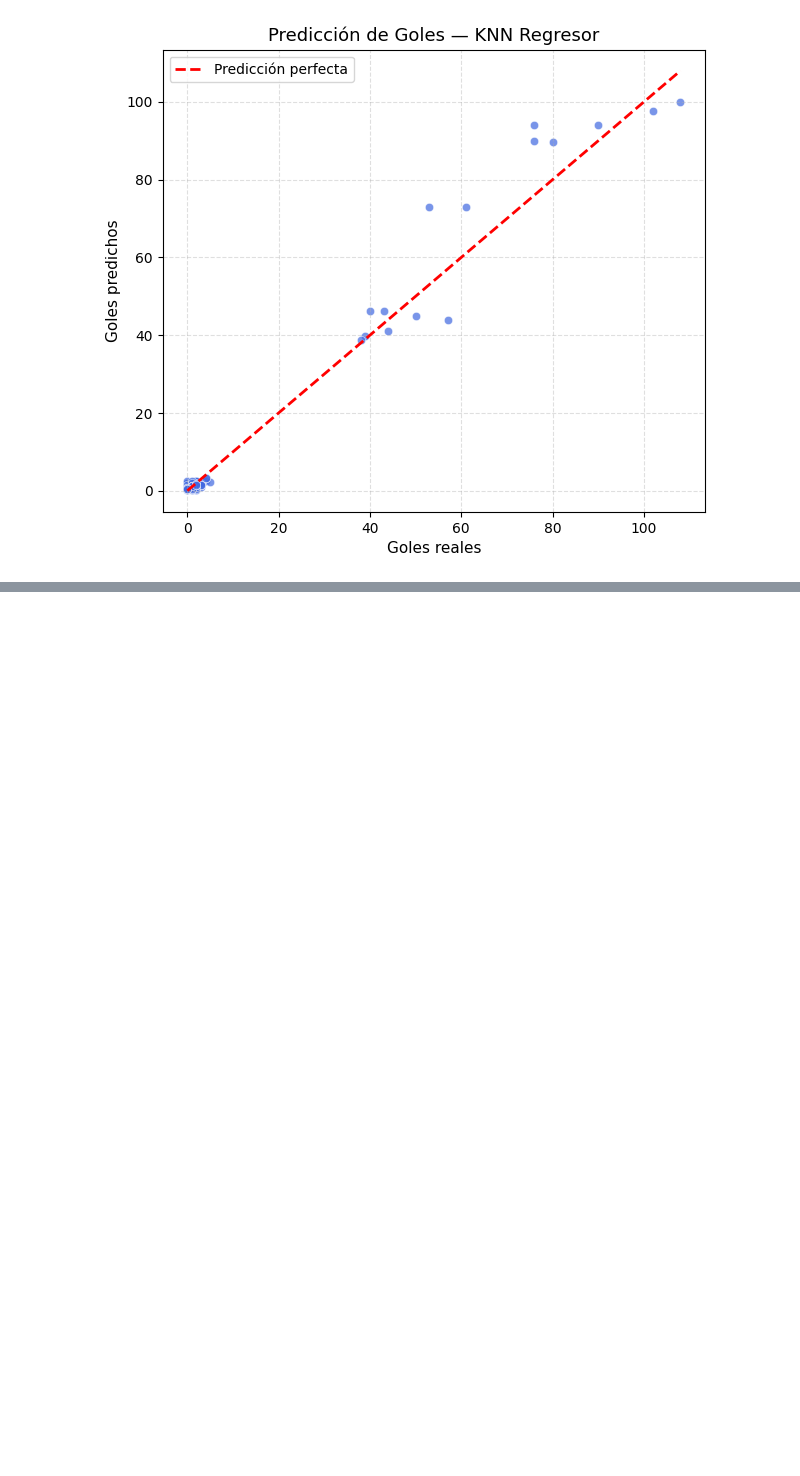
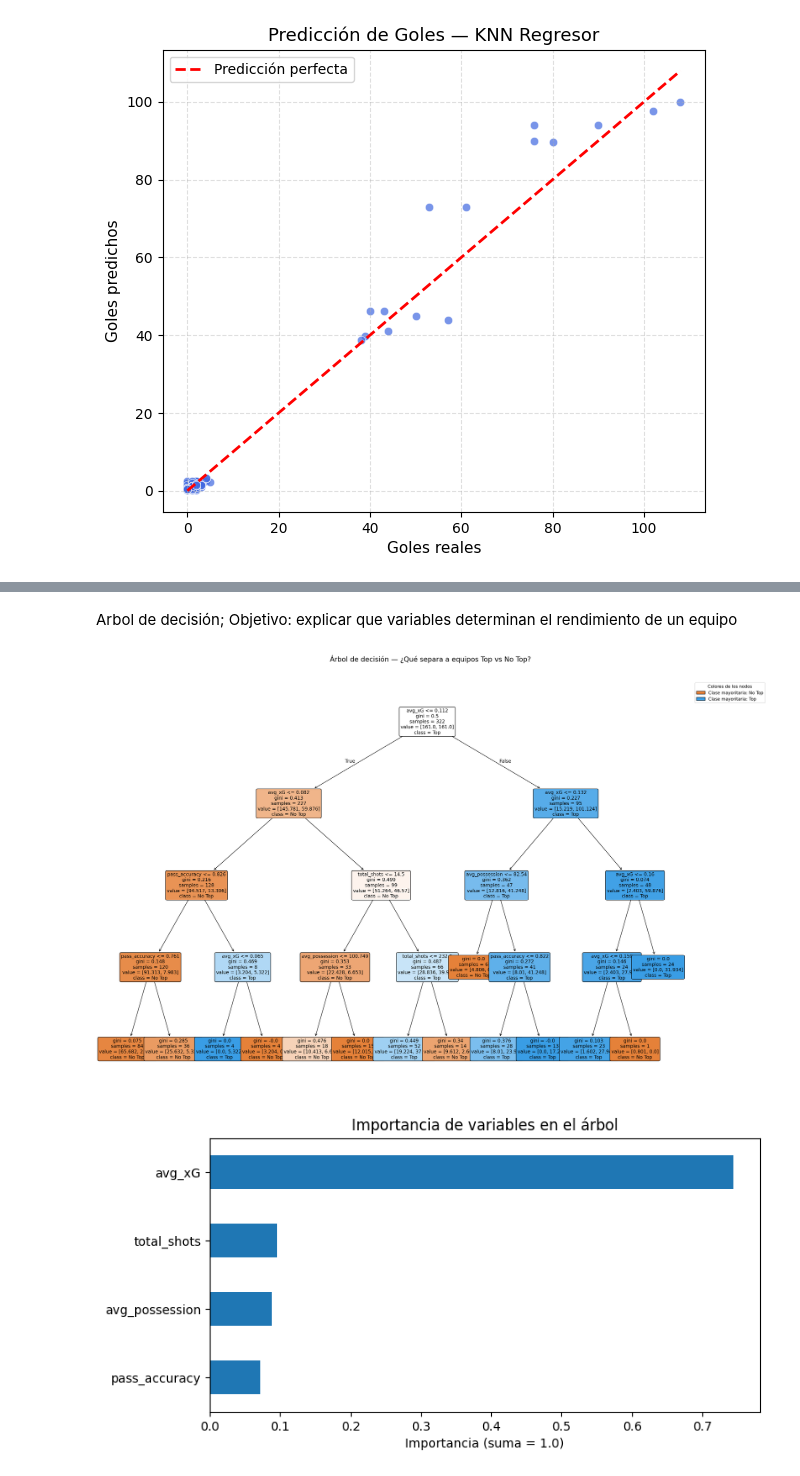
Before and after one commit to VainstubTomas/Aprendizaje_Automatico_Grandes_Datos, a Jupyter notebook: main.ipynb, the cells around one changed output, grey strips where cells are left out. Drawn from its saved outputs; the diff is of its cells as text; code cells hidden in the pictures; blank space fills up the shorter version.

```diff
--- a/main.ipynb
+++ b/main.ipynb
@@ -740,0 +844,51 @@ plt.show()
+# %% [markdown]
+Arbol de decisión; Objetivo: explicar que variables determinan el rendimiento de un equipo
+# %%
+# Datos
+X = agg_df[['total_shots','avg_xG','pass_accuracy','avg_possession']]
+y = df_model['top_team']  # 0 = No Top, 1 = Top
+
+# Entrenamiento (profundidad baja para que se entienda)
+tree = DecisionTreeClassifier(
+    max_depth=4,           # sube/baja para más/menos detalle
+    random_state=42,
+    class_weight='balanced'  # opcional si hay desbalance
+)
+tree.fit(X, y)
+
+# Plot del árbol
+plt.figure(figsize=(22, 14), dpi=150)
+plot_tree(
+    tree,
+    feature_names=X.columns,
+    class_names=['No Top', 'Top'],
+    filled=True,
+    rounded=True,
+    fontsize=11
+)
+
+# Leyenda de colores (los mismos que usa sklearn)
+legend_elements = [
+    Patch(facecolor='#e58139', edgecolor='k', label='Clase mayoritaria: No Top'),
+    Patch(facecolor='#399de5', edgecolor='k', label='Clase mayoritaria: Top')
+]
+plt.legend(
+    handles=legend_elements,
+    title='Colores de los nodos',
+    loc='upper left',
+    bbox_to_anchor=(1.02, 1),
+    frameon=True
+)
+
+plt.suptitle('Árbol de decisión — ¿Qué separa a equipos Top vs No Top?', y=1.02, fontsize=16)
+plt.tight_layout()
+plt.show()
+
+# Importancias de variables (para resumir qué pesa más en el árbol)
+imp = pd.Series(tree.feature_importances_, index=X.columns).sort_values()
+ax = imp.plot(kind='barh', figsize=(8, 4), title='Importancia de variables en el árbol')
+ax.set_xlabel('Importancia (suma = 1.0)')
+plt.show()
+# %% [output]
+[figure, added]
+[figure, added]
```
Also changed, not shown: parts of 11 cells of this notebook.
